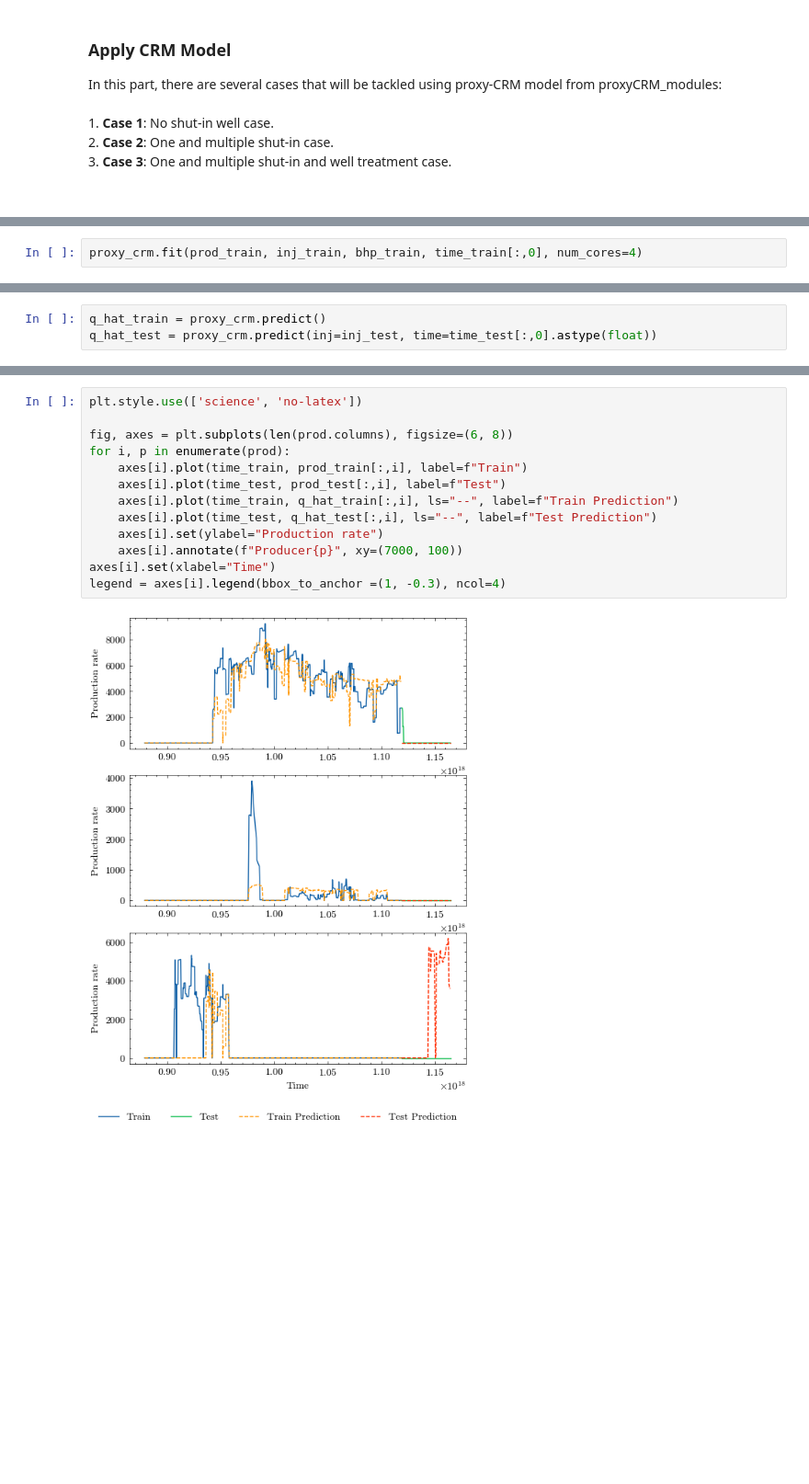
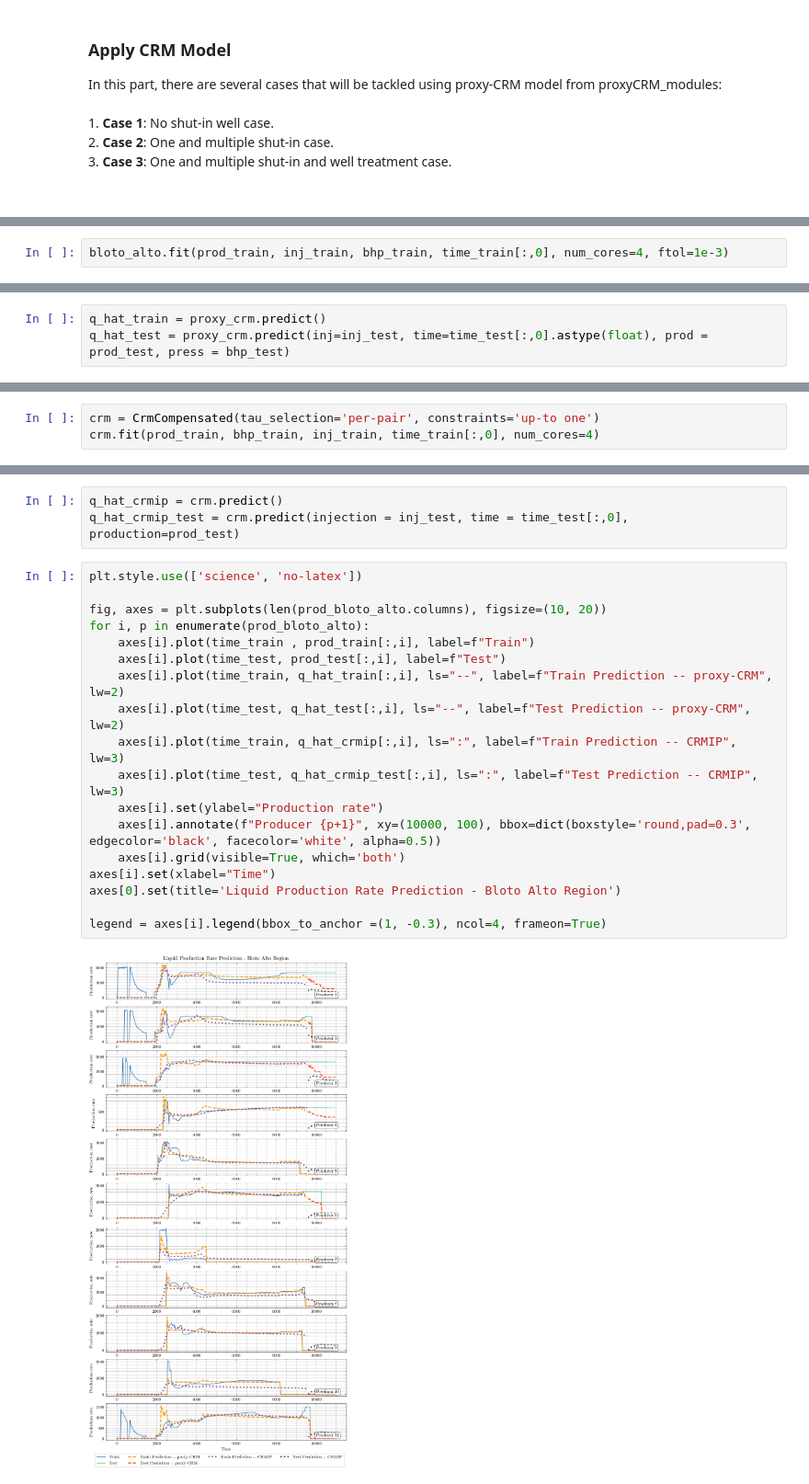
Before and after one commit to leleony/proxy-crm, a Jupyter notebook: main/norneCase.ipynb, the cells around one changed output, grey strips where cells are left out. Shown: that part at 92% size. Drawn from its saved outputs; the diff is of its cells as text; blank space fills up the shorter version.

```diff
--- a/main/norneCase.ipynb
+++ b/main/norneCase.ipynb
@@ -132,3 +60,3 @@ proxy_crm = pCRM.proxyCRM()
 # %%
-proxy_crm.fit(prod_train, inj_train, bhp_train, time_train[:,0], num_cores=4)
+bloto_alto.fit(prod_train, inj_train, bhp_train, time_train[:,0], num_cores=4, ftol=1e-3)
 # %% [output]
@@ -136,3 +83,3 @@ proxy_crm.fit(prod_train, inj_train, bhp_train, time_train[:,0], num_cores=4)
 # %%
 q_hat_train = proxy_crm.predict()
-q_hat_test = proxy_crm.predict(inj=inj_test, time=time_test[:,0].astype(float))
+q_hat_test = proxy_crm.predict(inj=inj_test, time=time_test[:,0].astype(float), prod = prod_test, press = bhp_test)
@@ -138,0 +88,3 @@ q_hat_test = proxy_crm.predict(inj=inj_test, time=time_test[:,0].astype(float))
+# %%
+crm = CrmCompensated(tau_selection='per-pair', constraints='up-to one')
+crm.fit(prod_train, bhp_train, inj_train, time_train[:,0], num_cores=4)
@@ -139,17 +93,25 @@ q_hat_test = proxy_crm.predict(inj=inj_test, time=time_test[:,0].astype(float))
+# %%
+q_hat_crmip = crm.predict()
+q_hat_crmip_test = crm.predict(injection = inj_test, time = time_test[:,0], production=prod_test)
 # %%
 plt.style.use(['science', 'no-latex'])
 
-fig, axes = plt.subplots(len(prod.columns), figsize=(6, 8))
-for i, p in enumerate(prod):
-    axes[i].plot(time_train, prod_train[:,i], label=f"Train")
+fig, axes = plt.subplots(len(prod_bloto_alto.columns), figsize=(10, 20))
+for i, p in enumerate(prod_bloto_alto):
+    axes[i].plot(time_train , prod_train[:,i], label=f"Train")
     axes[i].plot(time_test, prod_test[:,i], label=f"Test")
-    axes[i].plot(time_train, q_hat_train[:,i], ls="--", label=f"Train Prediction")
-    axes[i].plot(time_test, q_hat_test[:,i], ls="--", label=f"Test Prediction")
+    axes[i].plot(time_train, q_hat_train[:,i], ls="--", label=f"Train Prediction -- proxy-CRM", lw=2)
+    axes[i].plot(time_test, q_hat_test[:,i], ls="--", label=f"Test Prediction -- proxy-CRM", lw=2)
+    axes[i].plot(time_train, q_hat_crmip[:,i], ls=":", label=f"Train Prediction -- CRMIP", lw=3)
+    axes[i].plot(time_test, q_hat_crmip_test[:,i], ls=":", label=f"Test Prediction -- CRMIP", lw=3)
     axes[i].set(ylabel="Production rate")
-    axes[i].annotate(f"Producer{p}", xy=(7000, 100))
+    axes[i].annotate(f"Producer {p+1}", xy=(10000, 100), bbox=dict(boxstyle='round,pad=0.3', edgecolor='black', facecolor='white', alpha=0.5))
+    axes[i].grid(visible=True, which='both')
 axes[i].set(xlabel="Time")
-legend = axes[i].legend(bbox_to_anchor =(1, -0.3), ncol=4)
+axes[0].set(title='Liquid Production Rate Prediction - Bloto Alto Region')
+
+legend = axes[i].legend(bbox_to_anchor =(1, -0.3), ncol=4, frameon=True)
 # %% [output]
-[figure, old version]
+[figure, new version]
 # %%
 connectivity = pd.DataFrame(
```
Also changed, not shown: parts of 38 cells of this notebook, 2 other files.
